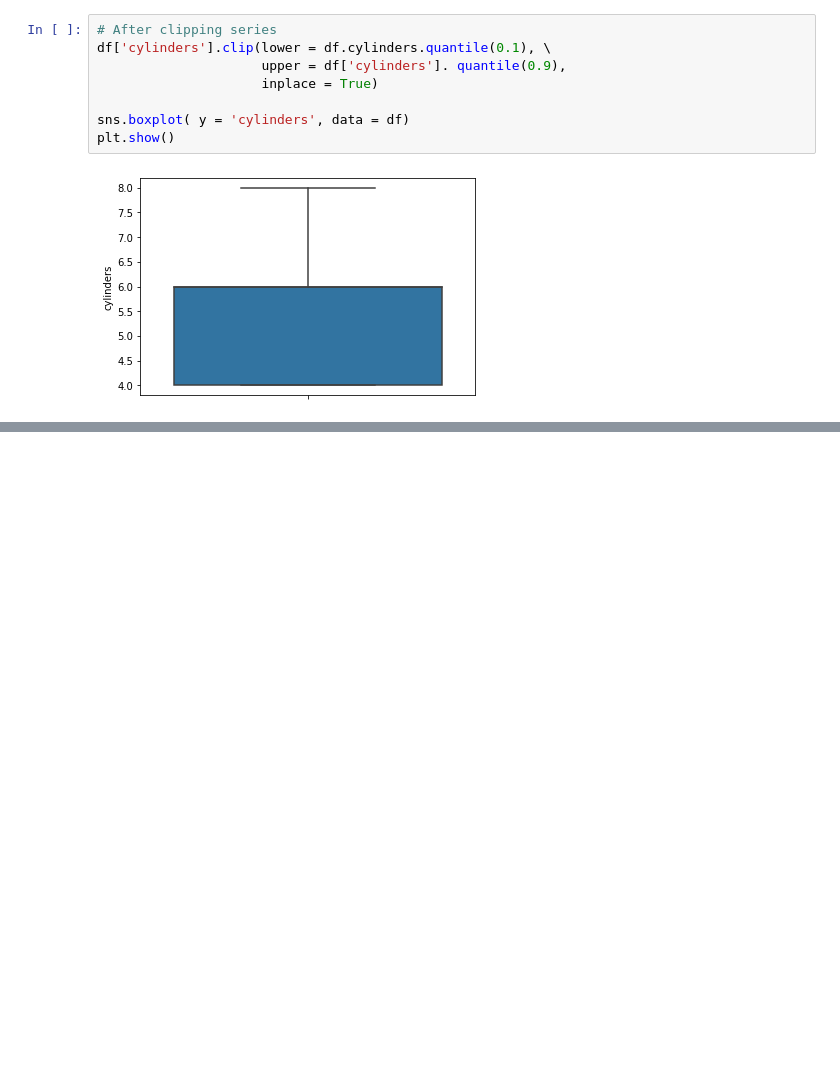
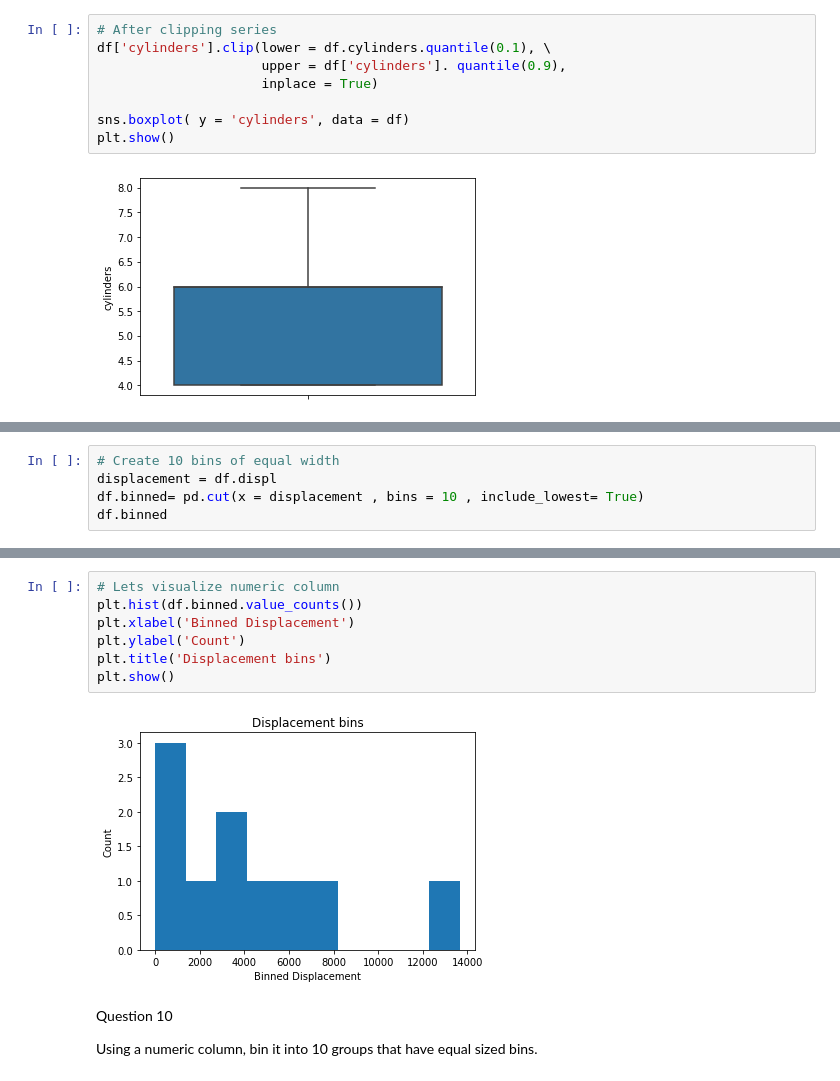
Before and after one commit to obeabi/Effective-Pandas-, a Jupyter notebook: Chapter9_Excercise.ipynb, the cells around one changed output, grey strips where cells are left out. Saved outputs shown, nothing was run; the diff lists cells and outputs as text; blank space fills up the shorter version.

```diff
--- a/Chapter9_Excercise.ipynb
+++ b/Chapter9_Excercise.ipynb
@@ -180,0 +312,5 @@ plt.show()
+# %%
+# Create 10 bins of equal width
+displacement = df.displ
+df.binned= pd.cut(x = displacement , bins = 10 , include_lowest= True)
+df.binned
@@ -180,0 +333,13 @@ plt.show()
+# %%
+# Lets visualize numeric column
+plt.hist(df.binned.value_counts())
+plt.xlabel('Binned Displacement')
+plt.ylabel('Count')
+plt.title('Displacement bins')
+plt.show()
+# %% [output]
+[figure, added]
+# %% [markdown]
+Question 10
+
+Using a numeric column, bin it into 10 groups that have equal sized bins.
```
Also changed, not shown: parts of 14 cells of this notebook.
